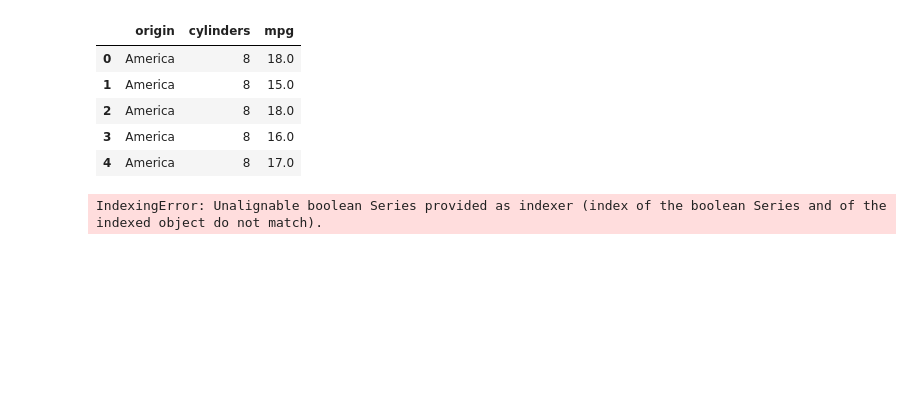
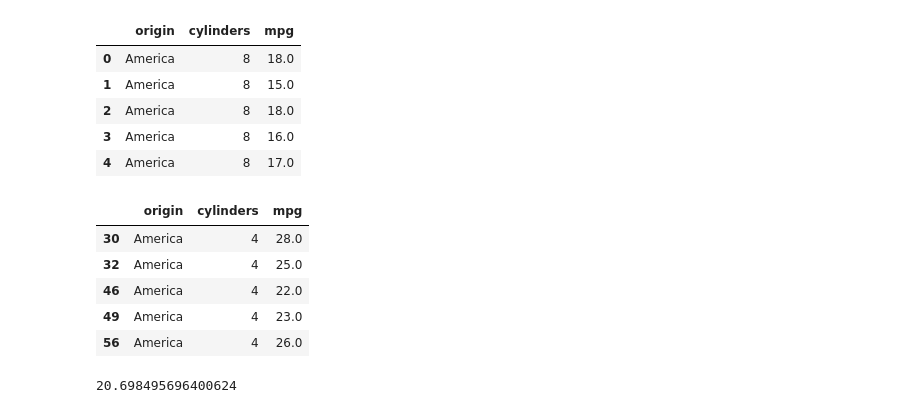
Before and after one commit to morgancoad/cars_analysis, a Jupyter notebook: notebooks/cars_eda.ipynb, the cells around one changed output. Saved outputs shown, nothing was run; the diff lists cells and outputs as text; code cells hidden in the pictures; blank space fills up the shorter version.

```diff
--- a/notebooks/cars_eda.ipynb
+++ b/notebooks/cars_eda.ipynb
@@ -85,9 +85,18 @@ mpg_cylinder_origin.head(5)
 | 3 | America | 8 | 16.0 |
 | 4 | America | 8 | 17.0 |
 # %%
-america = mpg_cylinder_origin.loc[mpg_cylinder_origin['origin'] == 'America', mpg_cylinder_origin['cylinders'] == '4']
+america = mpg_cylinder_origin[(mpg_cylinder_origin['origin'] == 'America') & (mpg_cylinder_origin['cylinders'] == 4)]
 
 america.head()
 # %% [output]
-IndexingError: Unalignable boolean Series provided as indexer (index of the boolean Series and of the indexed object do not match).
+|  | origin | cylinders | mpg |
+| 30 | America | 4 | 28.0 |
+| 32 | America | 4 | 25.0 |
+| 46 | America | 4 | 22.0 |
+| 49 | America | 4 | 23.0 |
+| 56 | America | 4 | 26.0 |
+# %%
+np.var(america['mpg'], ddof=1)
+# %% [output]
+20.698495696400624
 # %%
```
Also changed, not shown: parts of 10 cells of this notebook.
